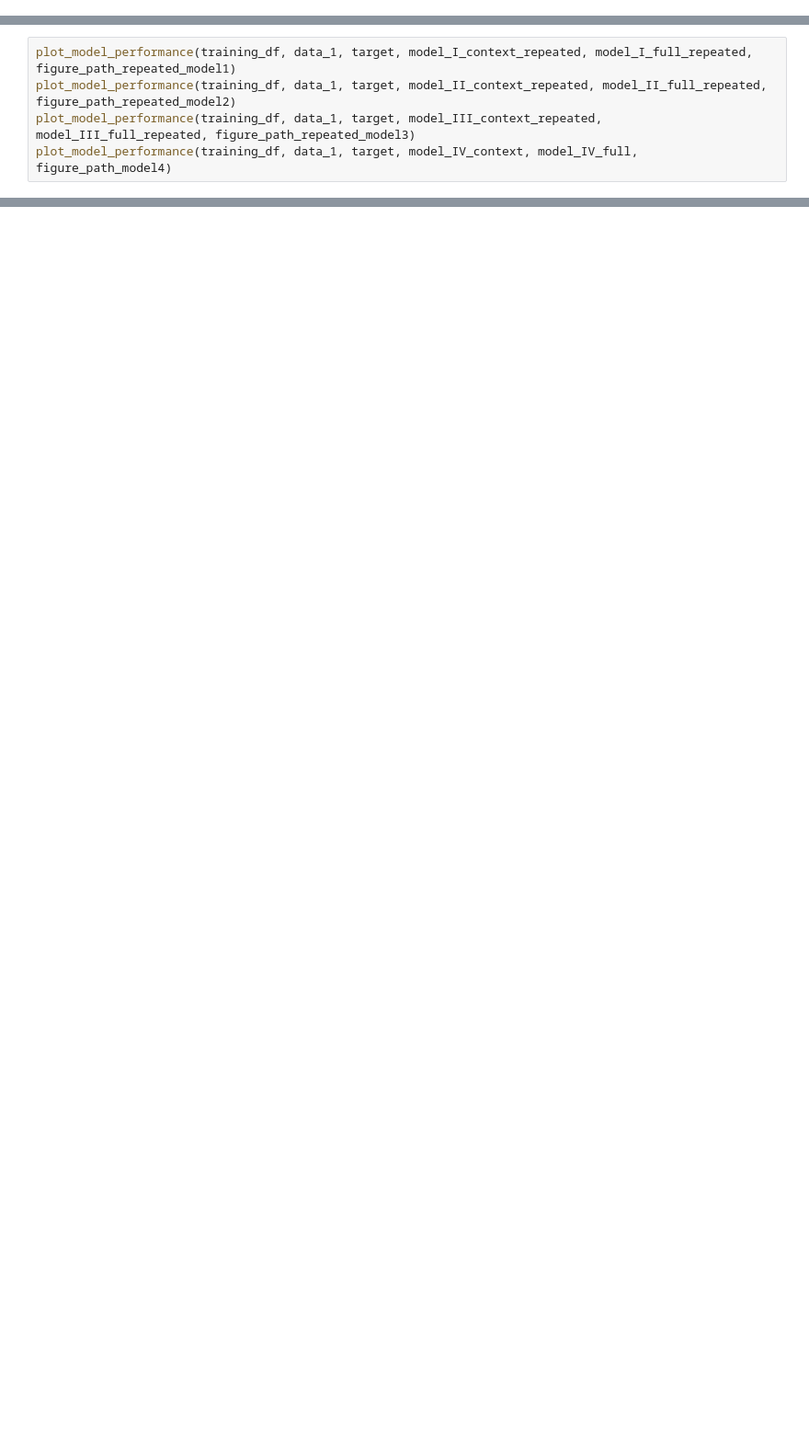
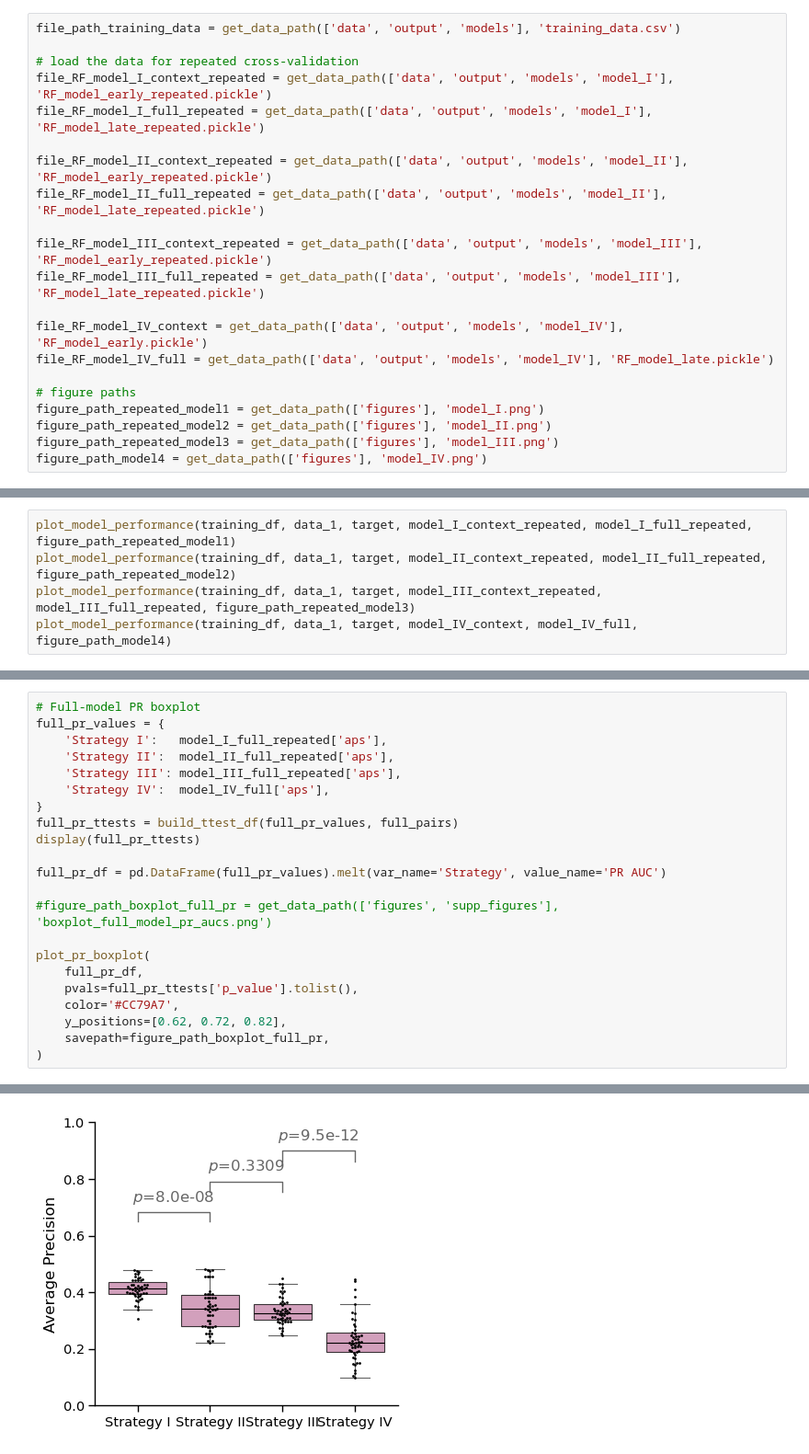
Before and after one commit to cancergenetics/context_specific_paralog_SL, a Jupyter notebook: notebooks/06_visualization/fig4_cross_validation_visuals.ipynb, the cells around one changed output, grey strips where cells are left out. Shown at 92% size. Cells and saved outputs as stored; diff of their text form; blank space fills up the shorter version.

```diff
--- a/notebooks/06_visualization/fig4_cross_validation_visuals.ipynb
+++ b/notebooks/06_visualization/fig4_cross_validation_visuals.ipynb
@@ -81,0 +270,21 @@ num of features: 35
+# %%
+file_path_training_data = get_data_path(['data', 'output', 'models'], 'training_data.csv')
+
+# load the data for repeated cross-validation
+file_RF_model_I_context_repeated = get_data_path(['data', 'output', 'models', 'model_I'], 'RF_model_early_repeated.pickle')
+file_RF_model_I_full_repeated = get_data_path(['data', 'output', 'models', 'model_I'], 'RF_model_late_repeated.pickle')
+
+file_RF_model_II_context_repeated = get_data_path(['data', 'output', 'models', 'model_II'], 'RF_model_early_repeated.pickle')
+file_RF_model_II_full_repeated = get_data_path(['data', 'output', 'models', 'model_II'], 'RF_model_late_repeated.pickle')
+
+file_RF_model_III_context_repeated = get_data_path(['data', 'output', 'models', 'model_III'], 'RF_model_early_repeated.pickle')
+file_RF_model_III_full_repeated = get_data_path(['data', 'output', 'models', 'model_III'], 'RF_model_late_repeated.pickle')
+
+file_RF_model_IV_context = get_data_path(['data', 'output', 'models', 'model_IV'], 'RF_model_early.pickle')
+file_RF_model_IV_full = get_data_path(['data', 'output', 'models', 'model_IV'], 'RF_model_late.pickle')
+
+# figure paths
+figure_path_repeated_model1 = get_data_path(['figures'], 'model_I.png')
+figure_path_repeated_model2 = get_data_path(['figures'], 'model_II.png')
+figure_path_repeated_model3 = get_data_path(['figures'], 'model_III.png')
+figure_path_model4 = get_data_path(['figures'], 'model_IV.png')
@@ -781,0 +459,23 @@ plt.show()
+# %%
+# Full-model PR boxplot
+full_pr_values = {
+    'Strategy I':   model_I_full_repeated['aps'],
+    'Strategy II':  model_II_full_repeated['aps'],
+    'Strategy III': model_III_full_repeated['aps'],
+    'Strategy IV':  model_IV_full['aps'],
+}
+full_pr_ttests = build_ttest_df(full_pr_values, full_pairs)
+display(full_pr_ttests)
+
+full_pr_df = pd.DataFrame(full_pr_values).melt(var_name='Strategy', value_name='PR AUC')
+
+#figure_path_boxplot_full_pr = get_data_path(['figures', 'supp_figures'], 'boxplot_full_model_pr_aucs.png')
+
+plot_pr_boxplot(
+    full_pr_df,
+    pvals=full_pr_ttests['p_value'].tolist(),
+    color='#CC79A7',
+    y_positions=[0.62, 0.72, 0.82],
+    savepath=figure_path_boxplot_full_pr,
+)
+# %% [output]
@@ -781,0 +486 @@ plt.show()
+[figure, added]
```
Also changed, not shown: parts of 49 cells of this notebook, 1 other file.
